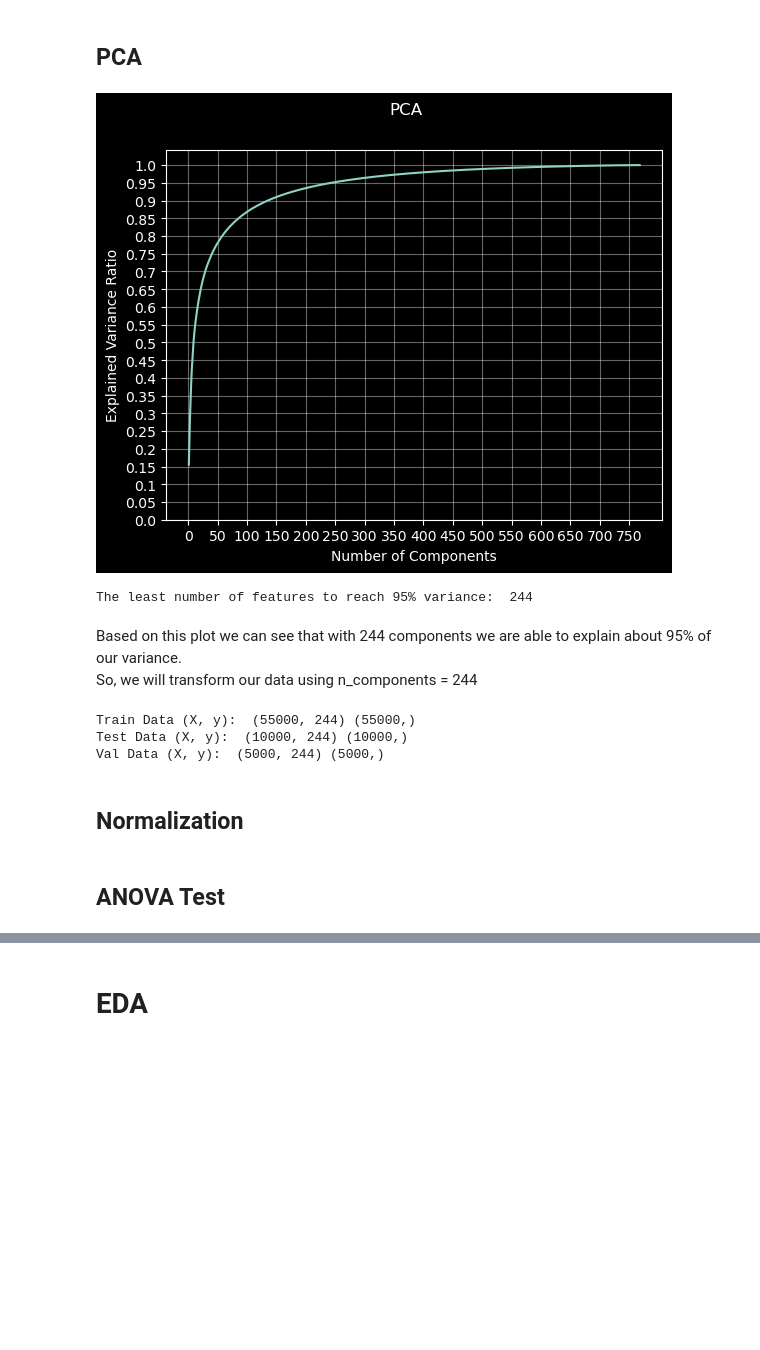
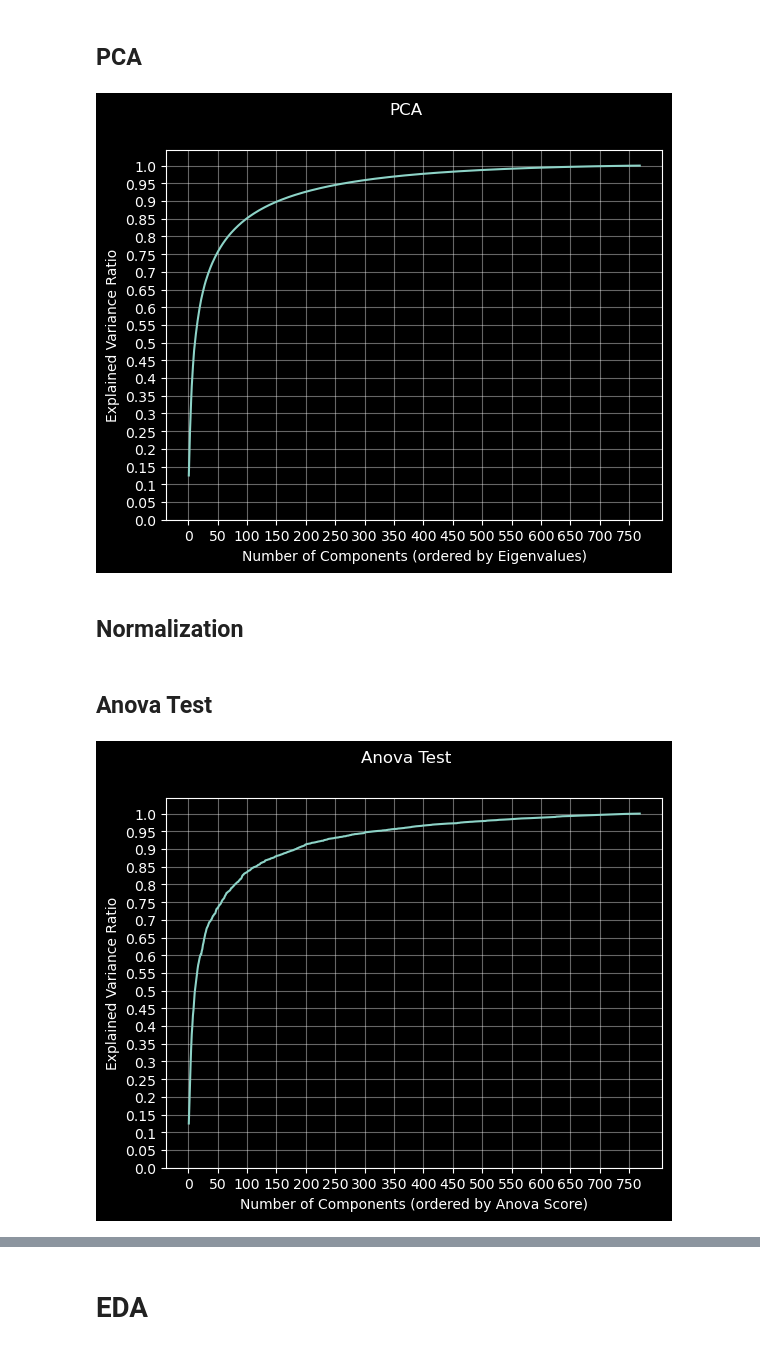
Before and after one commit to xiuyu-lana/Data_Mining_Project_Group_19, a Jupyter notebook: vit_main.ipynb, the cells around one changed output, grey strips where cells are left out. Cells and saved outputs as stored; diff of their text form; code cells hidden in the pictures; blank space fills up the shorter version.

Commit message:
added anova test

```diff
--- a/vit_main.ipynb
+++ b/vit_main.ipynb
@@ -37,41 +35,28 @@ Val Data (X, y):  (5000, 768) (5000,)
 # %% [markdown]
 ## PCA
 # %%
+from sklearn.decomposition import PCA
+from sklearn.preprocessing import StandardScaler
+
 pca = PCA()
-pca.fit(data['train'][0])
+scalar = StandardScaler().fit(data['train'][0])
+pca.fit(scalar.transform(data['train'][0]))
 explained_variance_ratios = np.cumsum(pca.explained_variance_ratio_)
 
 plt.plot(range(1, len(explained_variance_ratios)+1), explained_variance_ratios)
-plt.xlabel('Number of Components')
+plt.xlabel('Number of Components (ordered by Eigenvalues)')
 plt.ylabel('Explained Variance Ratio')
 plt.suptitle('PCA')
 plt.yticks(np.array(range(0, 105, 5))/100, np.array(range(0, 105, 5))/100)
 plt.xticks(range(0, len(explained_variance_ratios)+1, 50), range(0, len(explained_variance_ratios)+1, 50))
 plt.grid(True, alpha=0.4)
 plt.show()
 
-for i in range(len(explained_variance_ratios)):
-    if(explained_variance_ratios[i] > 0.95):
-        print("The least number of features to reach 95% variance: ", i+1)
-        break
+data['train'][0] = pca.transform(scalar.transform(data['train'][0]))
+data['val'][0] = pca.transform(scalar.transform(data['val'][0]))
+data['test'][0] = pca.transform(scalar.transform(data['test'][0]))
 # %% [output]
-[figure, old version]
+[figure, new version]
-The least number of features to reach 95% variance:  244
-# %% [markdown]
-Based on this plot we can see that with 244 components we are able to explain about 95% of our variance.
-So, we will transform our data using n_components = 244
-# %%
-pca = PCA(n_components=244)
-data['train'][0] = pca.fit_transform(data['train'][0])
-data['val'][0] = pca.transform(data['val'][0])
-data['test'][0] = pca.transform(data['test'][0])
-
-for key, value in data.items():
-    print(f'{key.capitalize()} Data (X, y): ', value[0].shape, value[1].shape)
-# %% [output]
-Train Data (X, y):  (55000, 244) (55000,)
-Test Data (X, y):  (10000, 244) (10000,)
-Val Data (X, y):  (5000, 244) (5000,)
 # %% [markdown]
 ## Normalization
 # %%
@@ -84,2 +68,2 @@ data['test'][0] = normalizer.transform(data['test'][0])
 # %% [markdown]
-## ANOVA Test
+## Anova Test
@@ -90,0 +70,26 @@ data['test'][0] = normalizer.transform(data['test'][0])
+# %%
+from sklearn.feature_selection import f_classif
+
+scores, _ = f_classif(*data['train'])
+
+feature_score = list(zip(range(0, data['train'][0].shape[1]), scores))
+feature_score = sorted(feature_score, key=lambda item: item[1], reverse=True)
+
+feature_ordering = [item[0] for item in feature_score]
+
+data['train'][0] = data['train'][0][:, feature_ordering]
+data['val'][0] = data['val'][0][:, feature_ordering]
+data['test'][0] = data['test'][0][:, feature_ordering]
+
+explained_variance_ratios = np.cumsum(pca.explained_variance_ratio_[feature_ordering])
+
+plt.plot(range(1, len(explained_variance_ratios)+1), explained_variance_ratios)
+plt.xlabel('Number of Components (ordered by Anova Score)')
+plt.ylabel('Explained Variance Ratio')
+plt.suptitle('Anova Test')
+plt.yticks(np.array(range(0, 105, 5))/100, np.array(range(0, 105, 5))/100)
+plt.xticks(range(0, len(explained_variance_ratios)+1, 50), range(0, len(explained_variance_ratios)+1, 50))
+plt.grid(True, alpha=0.4)
+plt.show()
+# %% [output]
+[figure, added]
```
Also changed, not shown: parts of 33 cells of this notebook, 3 other files.
